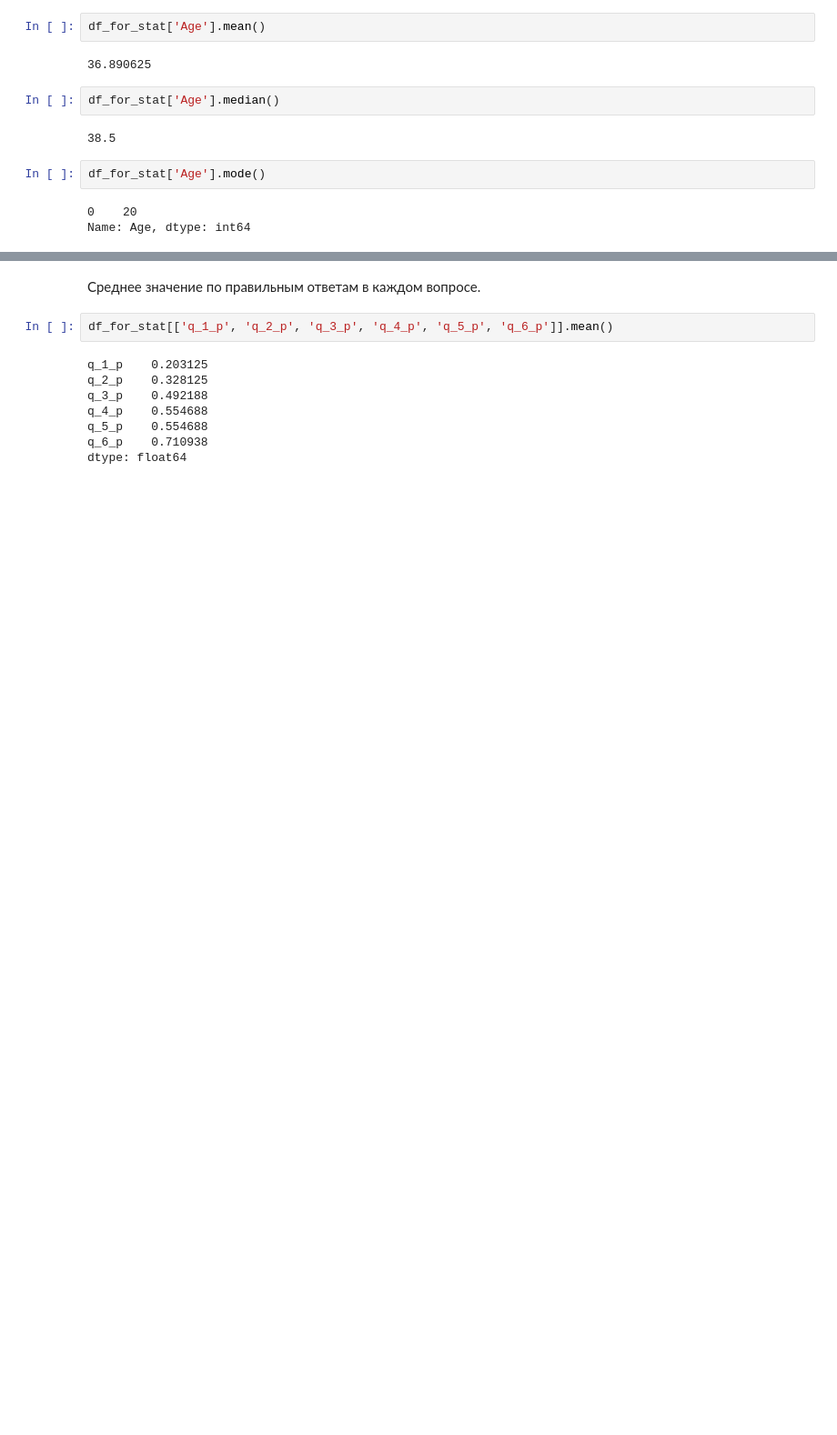
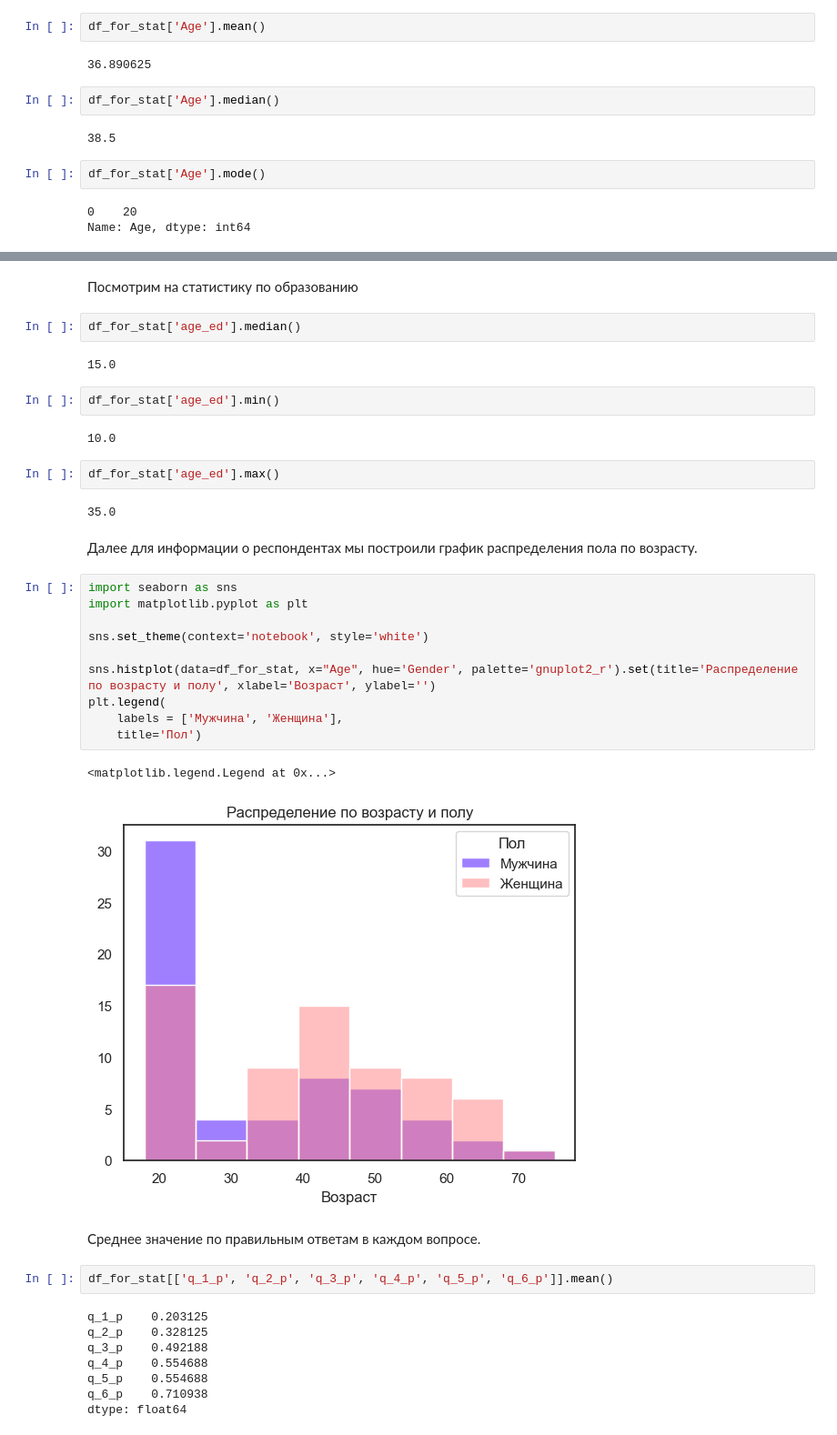
Before and after one commit to stefikh/sd, a Jupyter notebook: Подсчёт статистики.ipynb, the cells around one changed output, grey strips where cells are left out. Shown at 91% size. Cells and saved outputs as stored; diff of their text form; blank space fills up the shorter version.

```diff
--- a/Подсчёт статистики.ipynb
+++ b/Подсчёт статистики.ipynb
@@ -66,3 +64,32 @@ df_for_stat['Age'].max()
+# %% [markdown]
+Посмотрим на статистику по образованию
+# %%
+df_for_stat['age_ed'].median()
+# %% [output]
+15.0
+# %%
+df_for_stat['age_ed'].min()
+# %% [output]
+10.0
+# %%
+df_for_stat['age_ed'].max()
+# %% [output]
+35.0
+# %% [markdown]
+Далее для информации о респондентах мы построили график распределения пола по возрасту.
+# %%
+import seaborn as sns
+import matplotlib.pyplot as plt
+
+sns.set_theme(context='notebook', style='white')
+
+sns.histplot(data=df_for_stat, x="Age", hue='Gender', palette='gnuplot2_r').set(title='Распределение по возрасту и полу', xlabel='Возраст', ylabel='')
+plt.legend(
+    labels = ['Мужчина', 'Женщина'],
+    title='Пол')
+# %% [output]
+<matplotlib.legend.Legend at 0x...>
+[figure, added]
 # %% [markdown]
 Среднее значение по правильным ответам в каждом вопросе.
 # %%
```
Also changed, not shown: parts of 33 cells of this notebook.
